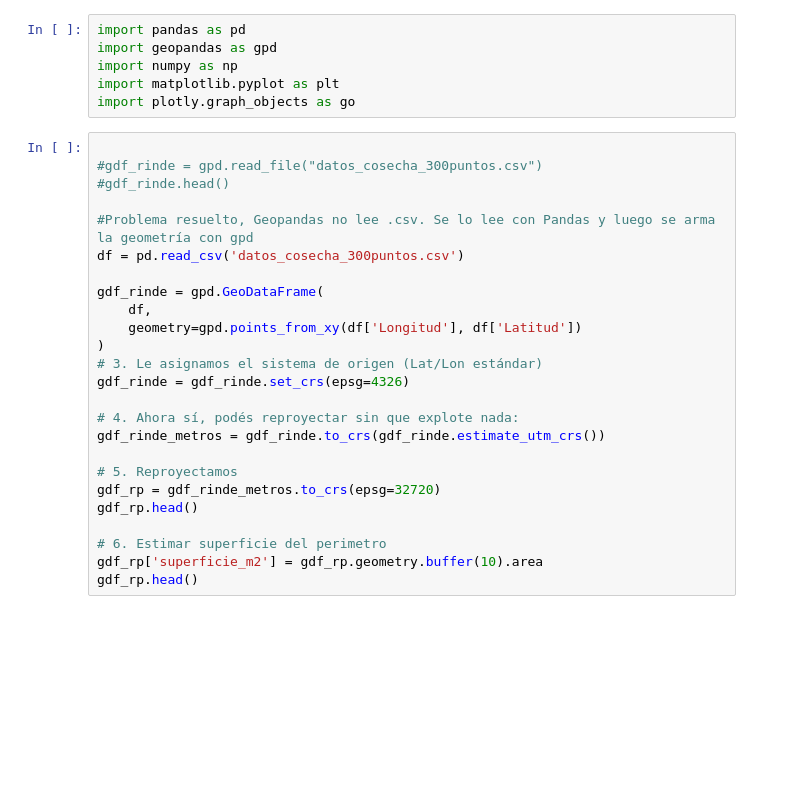
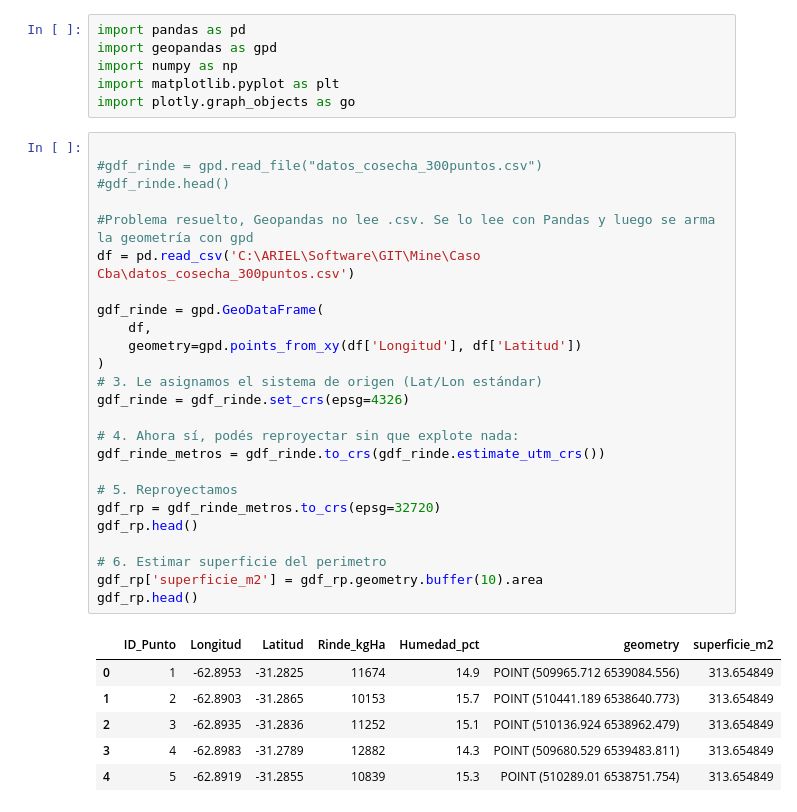
Before and after one commit to Amaciasagro/GIT-RemoteSensing, a Jupyter notebook: Caso Cba/Caso_Cordoba_300pts.ipynb, the cells around one changed output. Drawn from its saved outputs; the diff is of its cells as text; blank space fills up the shorter version.

```diff
--- a/Caso Cba/Caso_Cordoba_300pts.ipynb
+++ b/Caso Cba/Caso_Cordoba_300pts.ipynb
@@ -7,28 +7,35 @@ import plotly.graph_objects as go
 # %%
 
 #gdf_rinde = gpd.read_file("datos_cosecha_300puntos.csv")
 #gdf_rinde.head()
 
 #Problema resuelto, Geopandas no lee .csv. Se lo lee con Pandas y luego se arma la geometría con gpd
-df = pd.read_csv('datos_cosecha_300puntos.csv')
+df = pd.read_csv('C:\ARIEL\Software\GIT\Mine\Caso Cba\datos_cosecha_300puntos.csv')
 
 gdf_rinde = gpd.GeoDataFrame(
     df,
     geometry=gpd.points_from_xy(df['Longitud'], df['Latitud'])
 )
 # 3. Le asignamos el sistema de origen (Lat/Lon estándar)
 gdf_rinde = gdf_rinde.set_crs(epsg=4326)
 
 # 4. Ahora sí, podés reproyectar sin que explote nada:
 gdf_rinde_metros = gdf_rinde.to_crs(gdf_rinde.estimate_utm_crs())
 
 # 5. Reproyectamos
 gdf_rp = gdf_rinde_metros.to_crs(epsg=32720)
 gdf_rp.head()
 
 # 6. Estimar superficie del perimetro
 gdf_rp['superficie_m2'] = gdf_rp.geometry.buffer(10).area
 gdf_rp.head()
+# %% [output]
+|  | ID_Punto | Longitud | Latitud | Rinde_kgHa | Humedad_pct | geometry | superficie_m2 |
+| 0 | 1 | -62.8953 | -31.2825 | 11674 | 14.9 | POINT (509965.712 6539084.556) | 313.654849 |
+| 1 | 2 | -62.8903 | -31.2865 | 10153 | 15.7 | POINT (510441.189 6538640.773) | 313.654849 |
+| 2 | 3 | -62.8935 | -31.2836 | 11252 | 15.1 | POINT (510136.924 6538962.479) | 313.654849 |
+| 3 | 4 | -62.8983 | -31.2789 | 12882 | 14.3 | POINT (509680.529 6539483.811) | 313.654849 |
+| 4 | 5 | -62.8919 | -31.2855 | 10839 | 15.3 | POINT (510289.01 6538751.754) | 313.654849 |
 # %%
 gdf_rinde['cuantiles'] = pd.qcut(gdf_rinde['Rinde_kgHa'], 5, labels=False)
 
```
Also changed, not shown: parts of 8 cells of this notebook, 8 other files.
